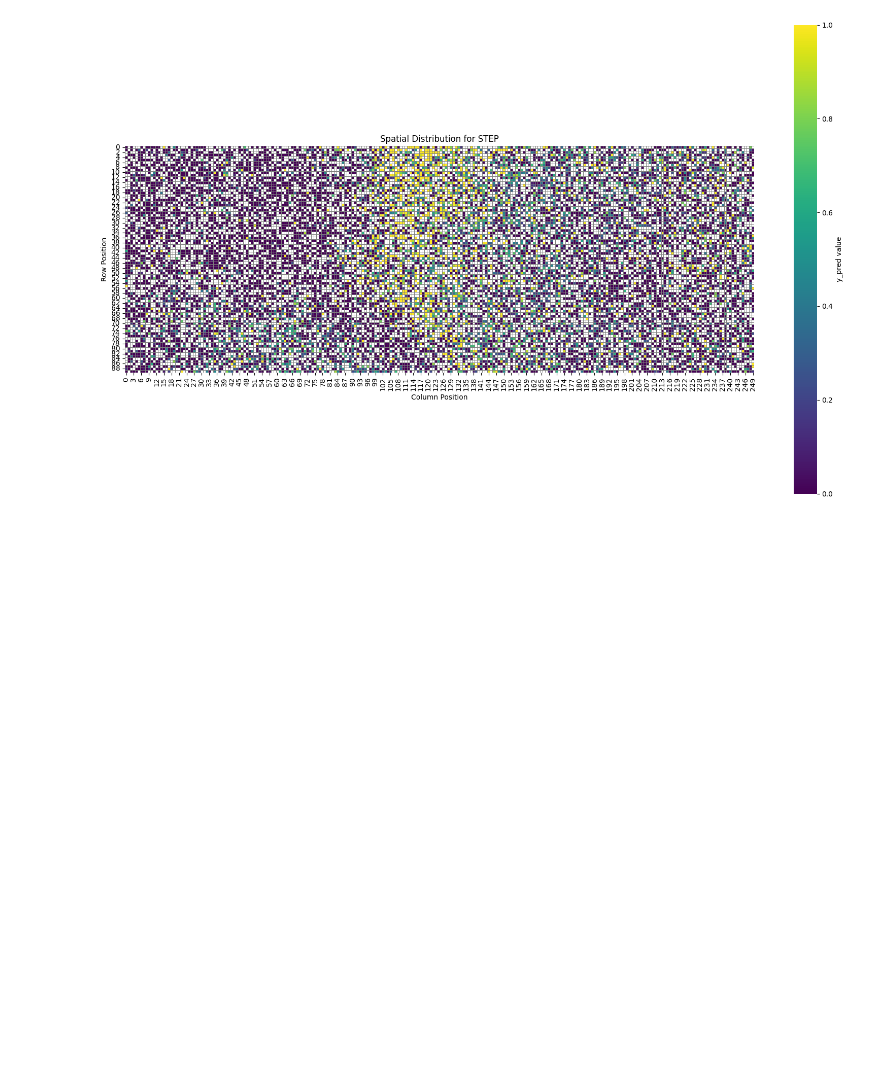
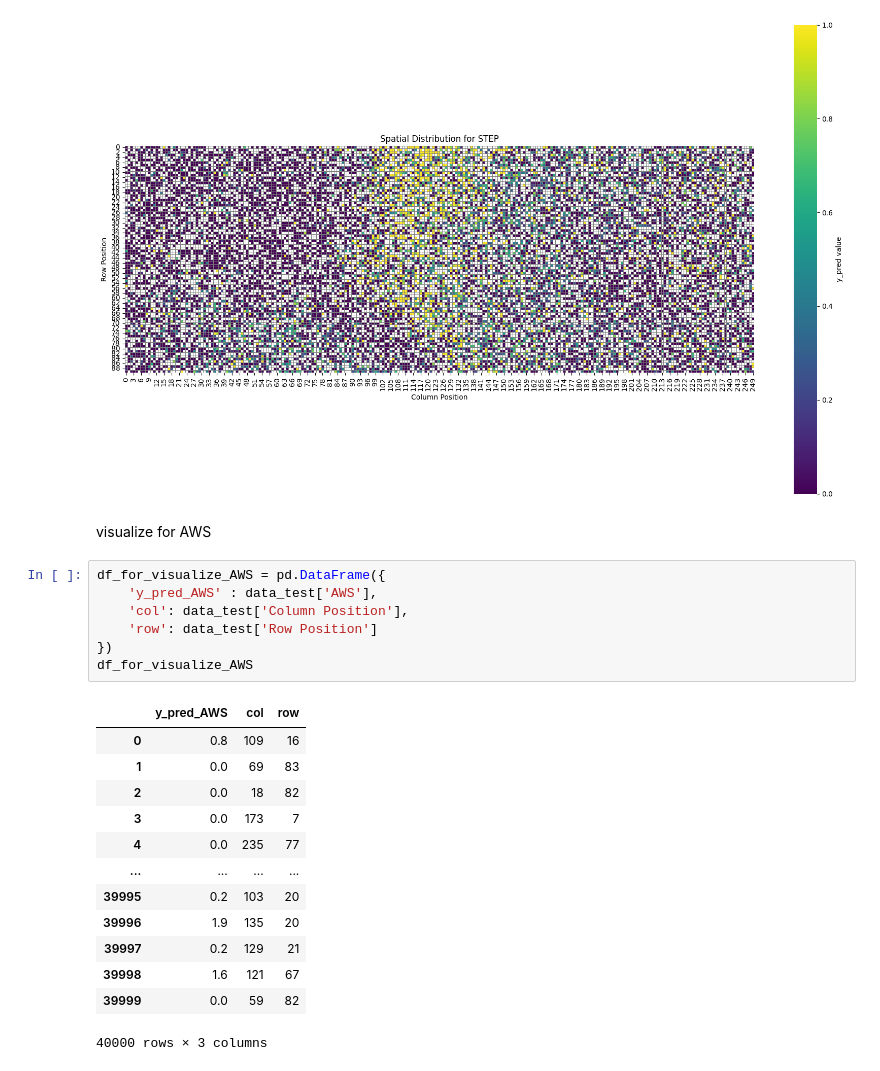
Before and after one commit to Le-Bao-181003/CVDHD, a Jupyter notebook: Visualize3methods.ipynb, the cells around one changed output. Cells and saved outputs as stored; diff of their text form; blank space fills up the shorter version.

```diff
--- a/Visualize3methods.ipynb
+++ b/Visualize3methods.ipynb
@@ -182,3 +182,26 @@ plt.ylabel('Row Position')
 plt.show()
 # %% [output]
 [figure]
+# %% [markdown]
+visualize for AWS
+# %%
+df_for_visualize_AWS = pd.DataFrame({
+    'y_pred_AWS' : data_test['AWS'],
+    'col': data_test['Column Position'],
+    'row': data_test['Row Position']
+})
+df_for_visualize_AWS
+# %% [output]
+|  | y_pred_AWS | col | row |
+| 0 | 0.8 | 109 | 16 |
+| 1 | 0.0 | 69 | 83 |
+| 2 | 0.0 | 18 | 82 |
+| 3 | 0.0 | 173 | 7 |
+| 4 | 0.0 | 235 | 77 |
+| ... | ... | ... | ... |
+| 39995 | 0.2 | 103 | 20 |
+| 39996 | 1.9 | 135 | 20 |
+| 39997 | 0.2 | 129 | 21 |
+| 39998 | 1.6 | 121 | 67 |
+| 39999 | 0.0 | 59 | 82 |
+40000 rows × 3 columns
```
Also changed, not shown: parts of 2 cells of this notebook.
